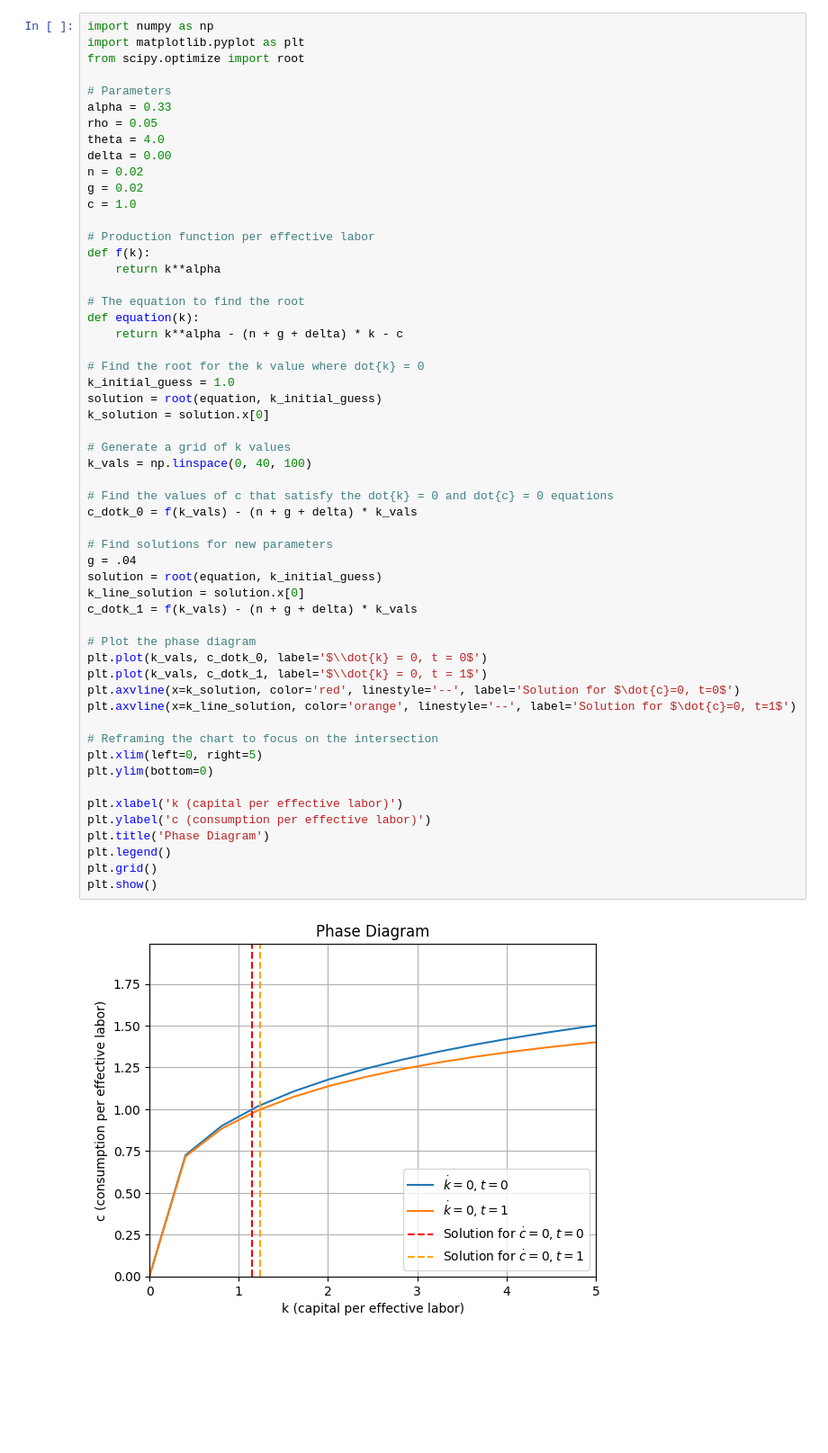
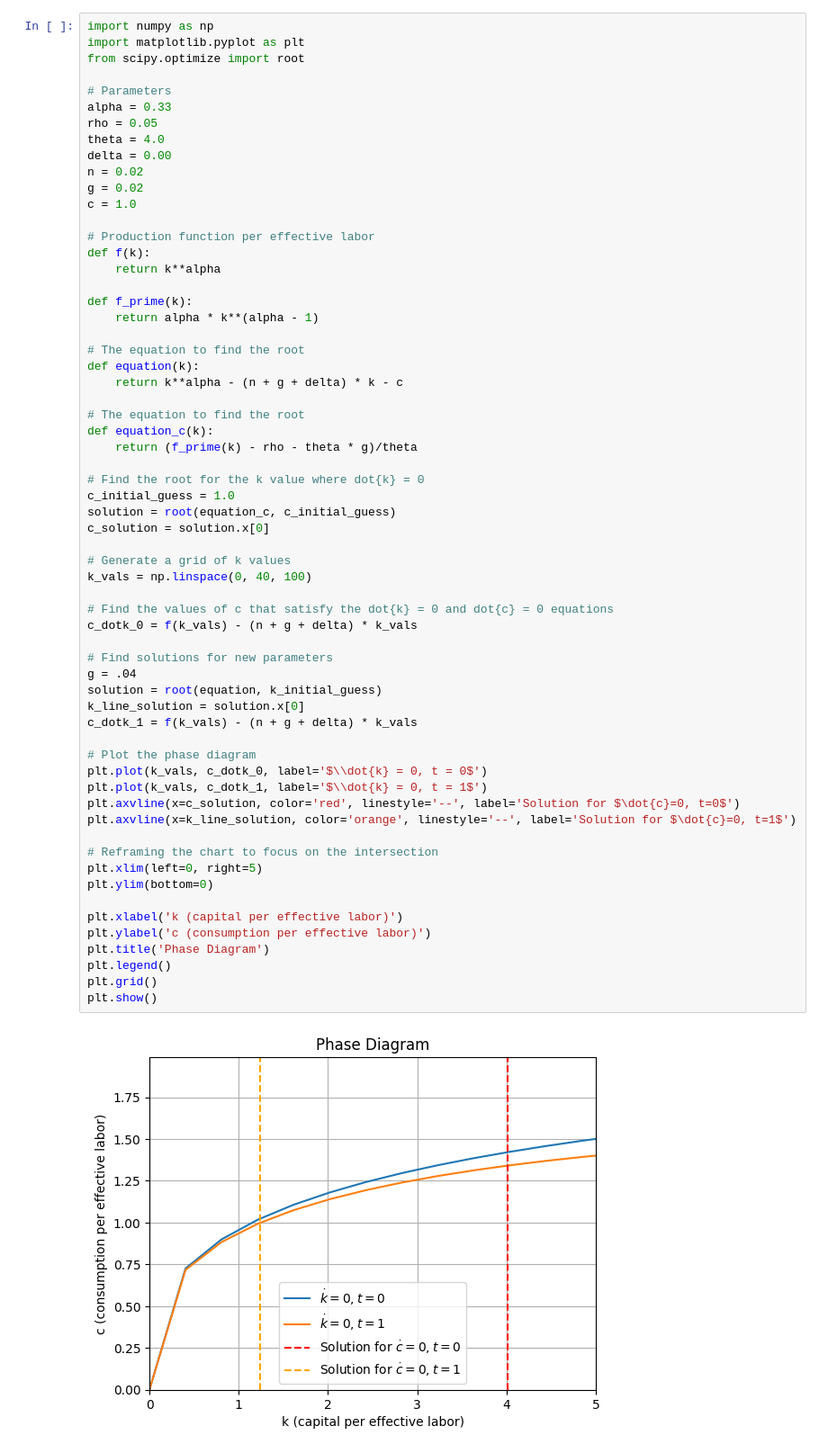
Before and after one commit to deodoro/macro_models, a Jupyter notebook: rck.ipynb, the cells around one changed output. Shown at 90% size. Saved outputs shown, nothing was run; the diff lists cells and outputs as text; blank space fills up the shorter version.

```diff
--- a/rck.ipynb
+++ b/rck.ipynb
@@ -63,42 +170,49 @@ c = 1.0
 def f(k):
     return k**alpha
 
+def f_prime(k):
+    return alpha * k**(alpha - 1)
+
 # The equation to find the root
 def equation(k):
     return k**alpha - (n + g + delta) * k - c
 
+# The equation to find the root
+def equation_c(k):
+    return (f_prime(k) - rho - theta * g)/theta
+
 # Find the root for the k value where dot{k} = 0
-k_initial_guess = 1.0
-solution = root(equation, k_initial_guess)
-k_solution = solution.x[0]
+c_initial_guess = 1.0
+solution = root(equation_c, c_initial_guess)
+c_solution = solution.x[0]
 
 # Generate a grid of k values
 k_vals = np.linspace(0, 40, 100)
 
 # Find the values of c that satisfy the dot{k} = 0 and dot{c} = 0 equations
 c_dotk_0 = f(k_vals) - (n + g + delta) * k_vals
 
 # Find solutions for new parameters
 g = .04
 solution = root(equation, k_initial_guess)
 k_line_solution = solution.x[0]
 c_dotk_1 = f(k_vals) - (n + g + delta) * k_vals
 
 # Plot the phase diagram
 plt.plot(k_vals, c_dotk_0, label='$\\dot{k} = 0, t = 0$')
 plt.plot(k_vals, c_dotk_1, label='$\\dot{k} = 0, t = 1$')
-plt.axvline(x=k_solution, color='red', linestyle='--', label='Solution for $\dot{c}=0, t=0$')
+plt.axvline(x=c_solution, color='red', linestyle='--', label='Solution for $\dot{c}=0, t=0$')
 plt.axvline(x=k_line_solution, color='orange', linestyle='--', label='Solution for $\dot{c}=0, t=1$')
 
 # Reframing the chart to focus on the intersection
 plt.xlim(left=0, right=5)
 plt.ylim(bottom=0)
 
 plt.xlabel('k (capital per effective labor)')
 plt.ylabel('c (consumption per effective labor)')
 plt.title('Phase Diagram')
 plt.legend()
 plt.grid()
 plt.show()
 # %% [output]
-[figure, old version]
+[figure, new version]
```
Also changed, not shown: parts of 1 cell of this notebook.
